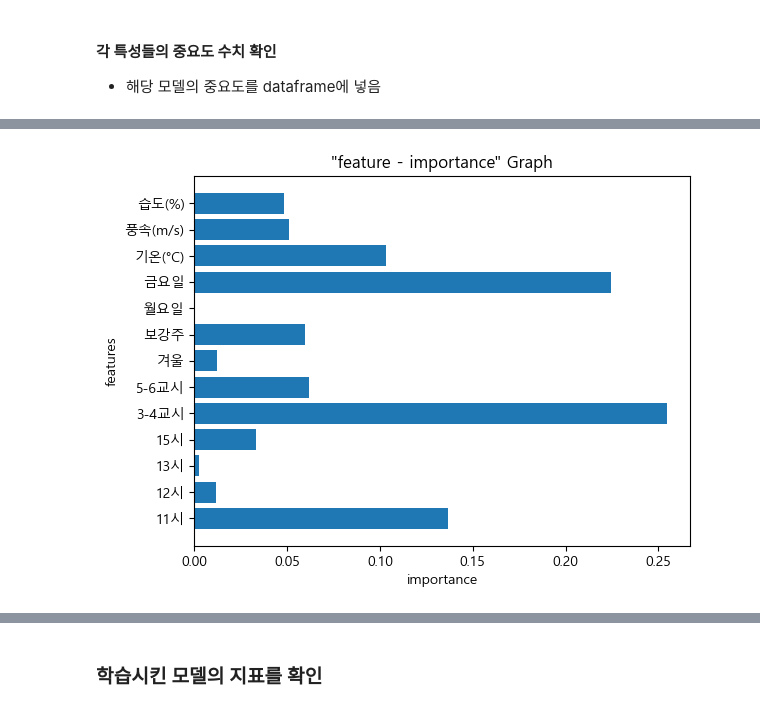
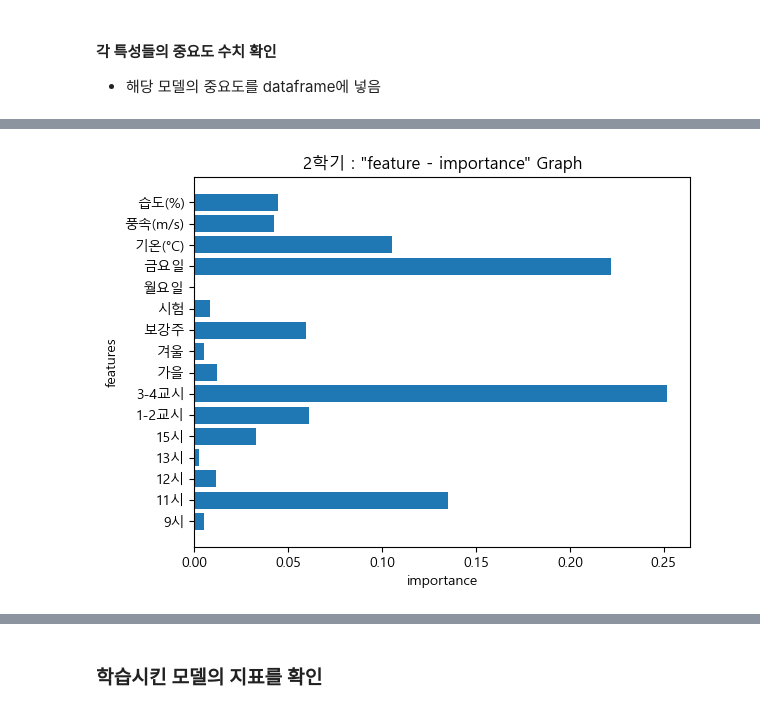
Before and after one commit to sohds/P4DS_gaeun_allocation, a Jupyter notebook: model/decisiontree_2nd.ipynb, the cells around one changed output, grey strips where cells are left out. Drawn from its saved outputs; the diff is of its cells as text; code cells hidden in the pictures.

```diff
--- a/model/decisiontree_2nd.ipynb
+++ b/model/decisiontree_2nd.ipynb
@@ -18,7 +18,7 @@ import pickle
 # %% [markdown]
 ### data 불러오기
 # %%
-df = pd.read_excel("../final_for_regression.xlsx")
+df = pd.read_excel("../resource/final_for_models.xlsx")
 df.head()
 # %% [output]
 |  | 일자 | semester | season | event | day of the week | time | 기온(°C) | 풍속(m/s) | 강수량(mm) | 습도(%) | ... |
@@ -373,20 +373,20 @@ memory usage: 1.5+ KB
 # %%
 ### 중요도를 시각화
 
 fe_df = fe_im_df[fe_im_df['importance'] > 0]
 
 ### figure size
 # plt.figure(figsize=(5, 8))
 
 ### bar plot : matplotlib.pyplot 모듈의 barh() 함수를 사용해서 수평 막대 그래프를 그림
 plt.barh(fe_df.index.to_list(), fe_df['importance'])
-plt.title('"feature - importance" Graph')
+plt.title('2학기 : "feature - importance" Graph')
 plt.xlabel('importance')
 plt.ylabel('features')
 
 plt.rcParams['font.family'] = 'Malgun Gothic'     # 한국어 깨짐 방지
 plt.rcParams['axes.unicode_minus'] = False        # 마이너스 깨짐 방지
 
 plt.show()
 # %% [output]
-[figure, old version]
+[figure, new version]
```
Also changed, not shown: parts of 12 cells of this notebook, 9 other files.
